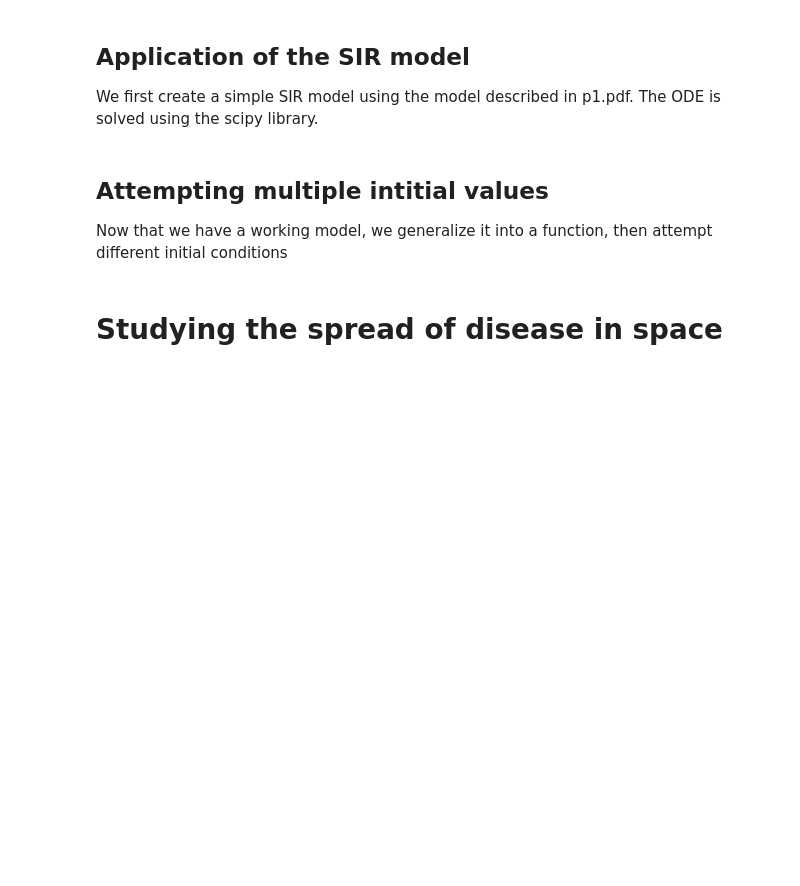
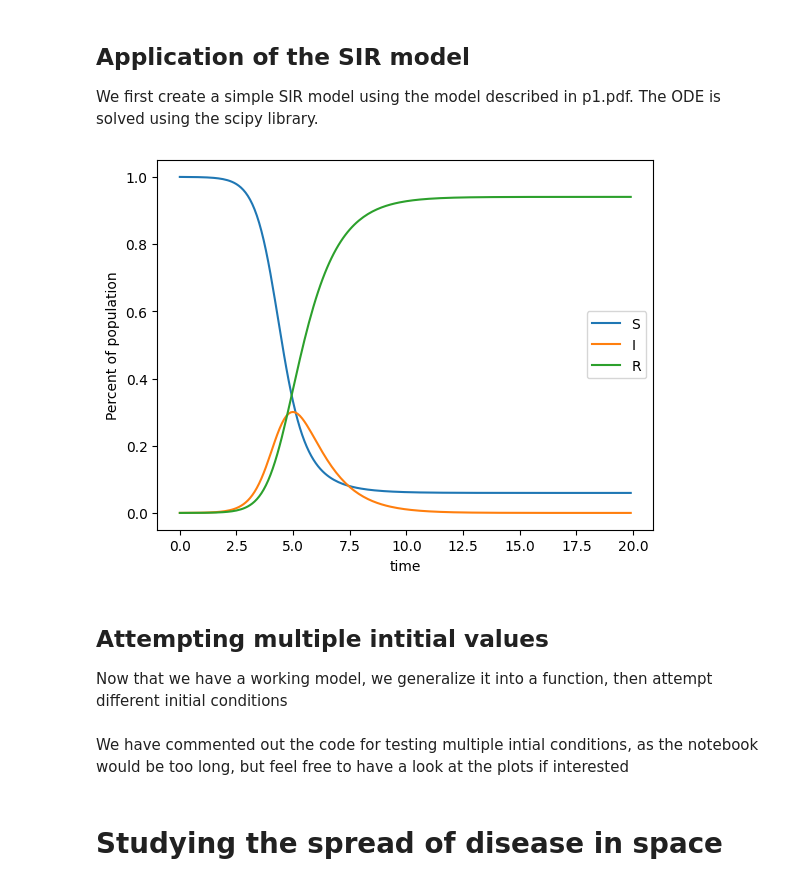
Before and after one commit to 1rideee/Numdiff, a Jupyter notebook: Project1.ipynb, the cells around one changed output. Saved outputs shown, nothing was run; the diff lists cells and outputs as text; code cells hidden in the pictures; blank space fills up the shorter version.

```diff
--- a/Project1.ipynb
+++ b/Project1.ipynb
@@ -159,7 +195,7 @@ def SIR_ODE(SIR, t, Beta, Gamma):
     dR = Gamma*I
     return [dS, dI, dR]
 
-t = np.arange(0, 100, 1)
+t = np.arange(0, 20, 0.1)
 
 N = 10000
 I = 1/N
@@ -173,13 +209,15 @@ solution = scipy.integrate.odeint(SIR_ODE, y0 =[S, I, R], t=t, args=(Beta0, Gamm
 # %%
 
 plt.plot(t, solution[:,0], label='S')
 plt.plot(t, solution[:,1], label='I')
 plt.plot(t, solution[:,2], label='R')
-plt.plot(t, solution[:,0] + solution[:,1] + solution[:,2], label='N')
+# plt.plot(t, solution[:,0] + solution[:,1] + solution[:,2], label='N')
 plt.legend()
 plt.xlabel('time')
 plt.ylabel('Percent of population')
 plt.show()
+# %% [output]
+[figure, added]
 # %% [markdown]
 ## Attempting multiple intitial values
 
@@ -203,5 +241,7 @@ def simulate(I0, Beta0, Gamma0, N= 10000):
     plt.ylabel('Percent of population')
     plt.title('Beta = ' + str(Beta0) + ' Gamma = ' + str(Gamma0) + ' I_0 = ' + str(I0))
     plt.show()
+# %% [markdown]
+We have commented out the code for testing multiple intial conditions, as the notebook would be too long, but feel free to have a look at the plots if interested
 # %%
 
```
Also changed, not shown: parts of 13 cells of this notebook.
